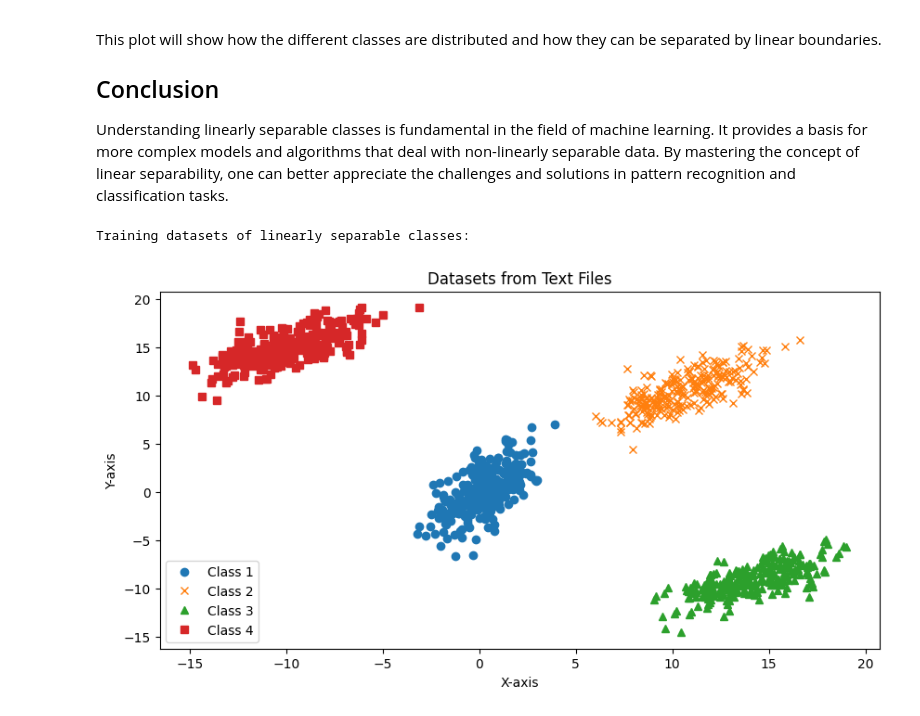
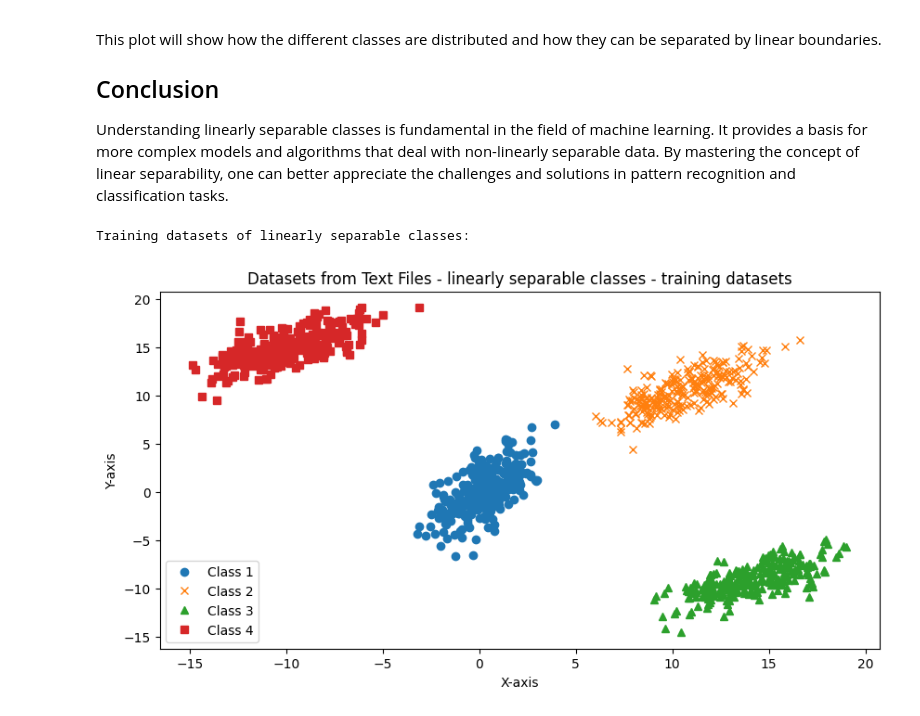
Before and after one commit to RakshithaKalkura/IML-project-dec-2024, a Jupyter notebook: datasets_visualize.ipynb, the cells around one changed output. Cells and saved outputs as stored; diff of their text form; code cells hidden in the pictures.

Commit message:
Visualisation of datasets

```diff
--- a/datasets_visualize.ipynb
+++ b/datasets_visualize.ipynb
@@ -43,30 +43,31 @@ This plot will show how the different classes are distributed and how they can b
 
 Understanding linearly separable classes is fundamental in the field of machine learning. It provides a basis for more complex models and algorithms that deal with non-linearly separable data. By mastering the concept of linear separability, one can better appreciate the challenges and solutions in pattern recognition and classification tasks.
 # %%
+#linearly separabl classes - training datasets
 import matplotlib.pyplot as plt
 import numpy as np
 
 # Function to load data from a text file
 def load_data(file_path):
     return np.loadtxt(file_path, delimiter=' ')
 
 # Load datasets
 print("Training datasets of linearly separable classes:")
 data1 = load_data('classification_datasets\linearlySeparable\class1_train.txt')
 data2 = load_data('classification_datasets\linearlySeparable\class2_train.txt')
 data3 = load_data('classification_datasets\linearlySeparable\class3_train.txt')
 data4 = load_data('classification_datasets\linearlySeparable\class4_train.txt')
 # Plot the datasets
 plt.figure(figsize=(10, 5))
 plt.plot(data1[:, 0], data1[:, 1], 'o', label='Class 1')  # Scatter plot each dataset
 plt.plot(data2[:, 0], data2[:, 1], 'x', label='Class 2')
 plt.plot(data3[:, 0], data3[:, 1], '^', label='Class 3')
 plt.plot(data4[:, 0], data4[:, 1], 's', label='Class 4')
 plt.xlabel('X-axis')
 plt.ylabel('Y-axis')
-plt.title('Datasets from Text Files')
+plt.title('Datasets from Text Files - linearly separable classes - training datasets')
 plt.legend()
 plt.show()
 # %% [output]
 Training datasets of linearly separable classes:
-[figure, old version]
+[figure, new version]
```
Also changed, not shown: parts of 10 cells of this notebook.
